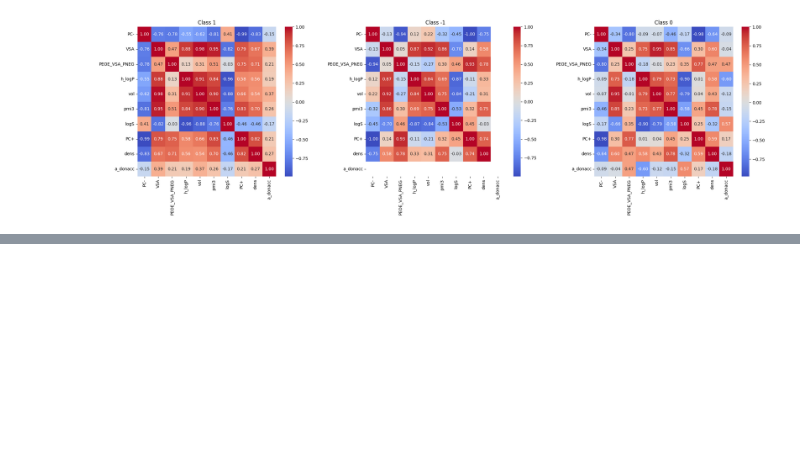
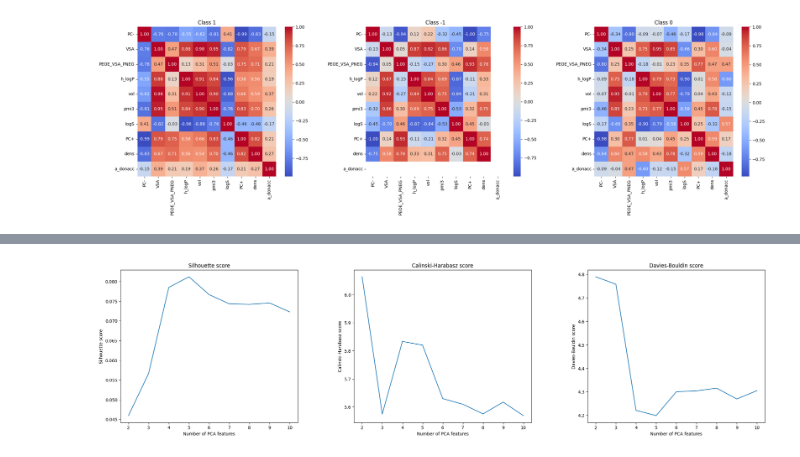
Before and after one commit to tom-sartori/BIN710, a Jupyter notebook: Tp1/groupe8_tp1.ipynb, the cells around one changed output, grey strips where cells are left out. Saved outputs shown, nothing was run; the diff lists cells and outputs as text; code cells hidden in the pictures; blank space fills up the shorter version.

```diff
--- a/Tp1/groupe8_tp1.ipynb
+++ b/Tp1/groupe8_tp1.ipynb
@@ -244,0 +247,18 @@ plot_correlation_by_class(data, selected_features_XGB)
+# %%
+from sklearn.decomposition import PCA
+
+
+def add_PCA_features(data, n=2):
+    """
+    Add PCA features to the dataset.
+    :param data: pandas DataFrame
+    :param n: int, number of PCA features to add
+    :return: pandas DataFrame
+    """
+    pca = PCA(n_components=n)
+    data_without_class = data.drop(columns=['Class'])
+    pca_features = pca.fit_transform(data_without_class)
+    pca_features = pd.DataFrame(pca_features, columns=[f'PCA_{i + 1}' for i in range(n)])
+    pca_features.index = data.index
+    data = pd.concat([data, pca_features], axis=1)
+    return data
@@ -244,0 +272,34 @@ plot_correlation_by_class(data, selected_features_XGB)
+# %%
+from sklearn.metrics import silhouette_score
+from sklearn.metrics import calinski_harabasz_score
+from sklearn.metrics import davies_bouldin_score
+
+
+def plot_PCA_scores(data):
+    """
+    Plot the silhouette score, the Calinski-Harabasz score and the Davies-Bouldin score for a range of number of PCA features.
+    :param data: pandas DataFrame
+    """
+    scores = {'Silhouette score': [], 'Calinski-Harabasz score': [], 'Davies-Bouldin score': []}
+    for n in range(2, 11):
+        pca_features = add_PCA_features(data, n)[[f'PCA_{i+1}' for i in range(n)]]
+        silhouette = silhouette_score(pca_features, data['Class'])
+        calinski_harabasz = calinski_harabasz_score(pca_features, data['Class'])
+        davies_bouldin = davies_bouldin_score(pca_features, data['Class'])
+        scores['Silhouette score'].append(silhouette)
+        scores['Calinski-Harabasz score'].append(calinski_harabasz)
+        scores['Davies-Bouldin score'].append(davies_bouldin)
+
+    _, axs = plt.subplots(1, 3, figsize=(24, 8))
+    plt.tight_layout(pad=10.0)
+    for i, score in enumerate(scores):
+        axs[i].set_title(score)
+        axs[i].plot(range(2, 11), scores[score])
+        axs[i].set_xlabel('Number of PCA features')
+        axs[i].set_ylabel(score)
+
+data = pd.read_excel('QSAR_dataset.xlsx')
+data = data_preprocessing(data)
+plot_PCA_scores(data)
+# %% [output]
+[figure, added]
```
Also changed, not shown: parts of 18 cells of this notebook.
